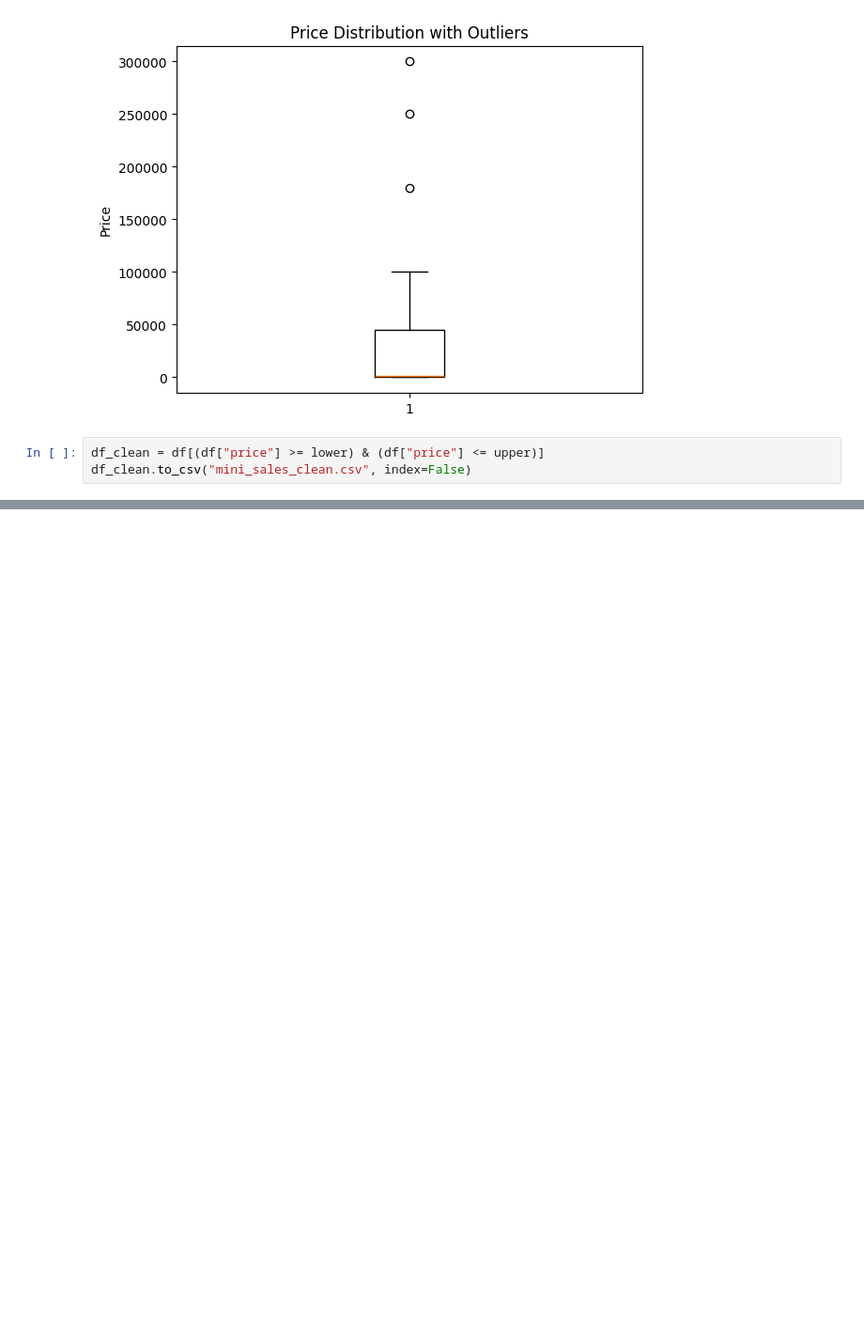
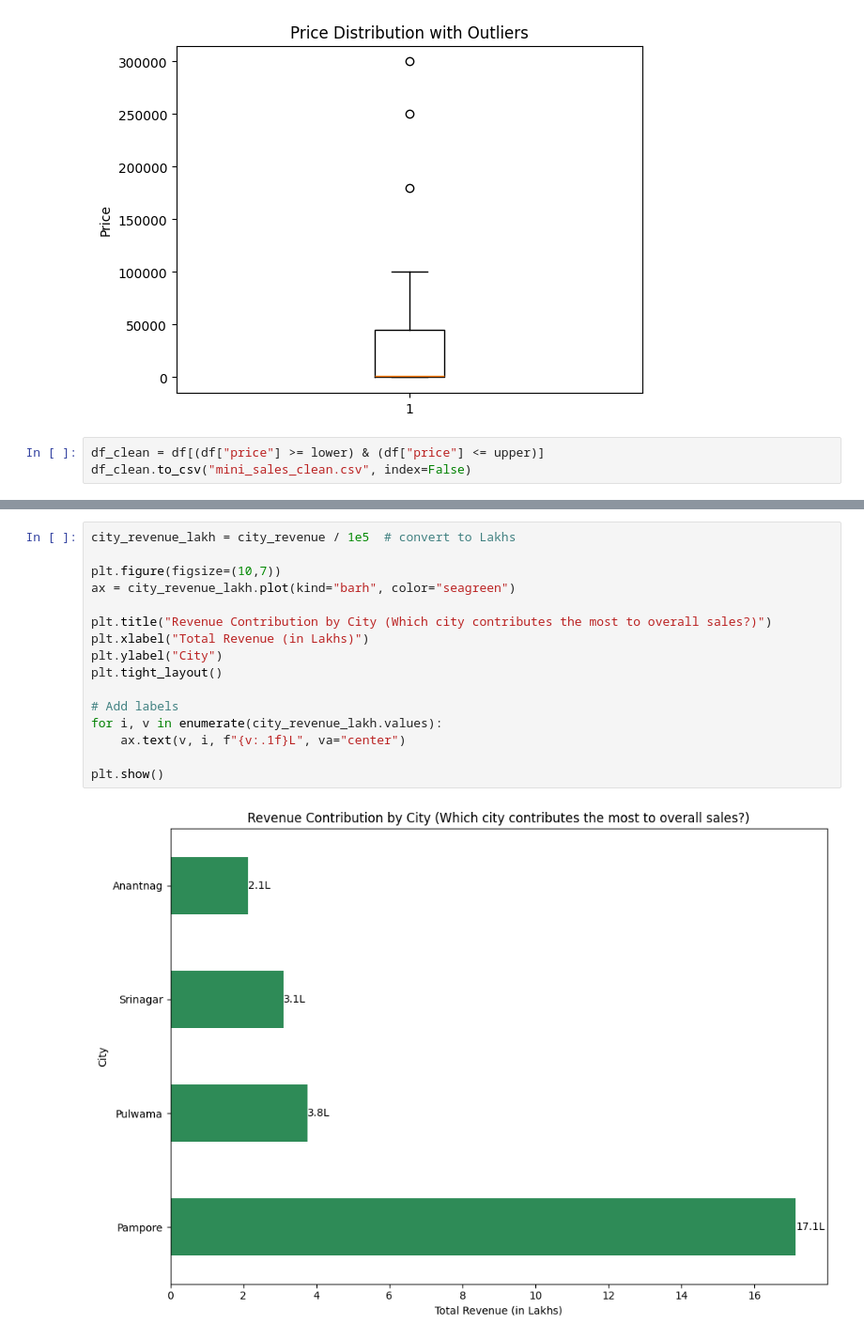
Before and after one commit to meermusaib20/Data_Science_Internship, a Jupyter notebook: Week_2_foundations/Data_Acquisition.ipynb, the cells around one changed output, grey strips where cells are left out. Shown at 94% size. Cells and saved outputs as stored; diff of their text form; blank space fills up the shorter version.

```diff
--- a/Week_2_foundations/Data_Acquisition.ipynb
+++ b/Week_2_foundations/Data_Acquisition.ipynb
@@ -145,0 +272,18 @@ print(top_customers)
+# %%
+city_revenue_lakh = city_revenue / 1e5  # convert to Lakhs
+
+plt.figure(figsize=(10,7))
+ax = city_revenue_lakh.plot(kind="barh", color="seagreen")
+
+plt.title("Revenue Contribution by City (Which city contributes the most to overall sales?)")
+plt.xlabel("Total Revenue (in Lakhs)")
+plt.ylabel("City")
+plt.tight_layout()
+
+# Add labels
+for i, v in enumerate(city_revenue_lakh.values):
+    ax.text(v, i, f"{v:.1f}L", va="center")
+
+plt.show()
+# %% [output]
+[figure, added]
```
Also changed, not shown: parts of 12 cells of this notebook.
